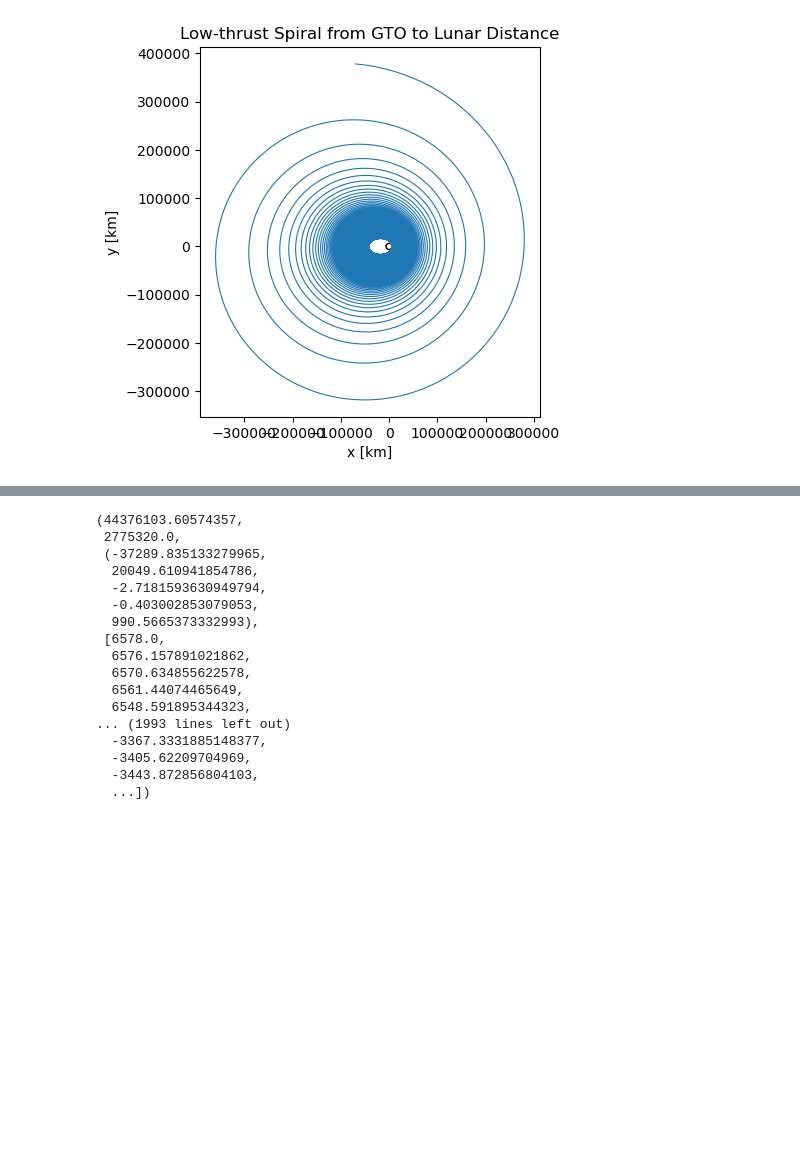
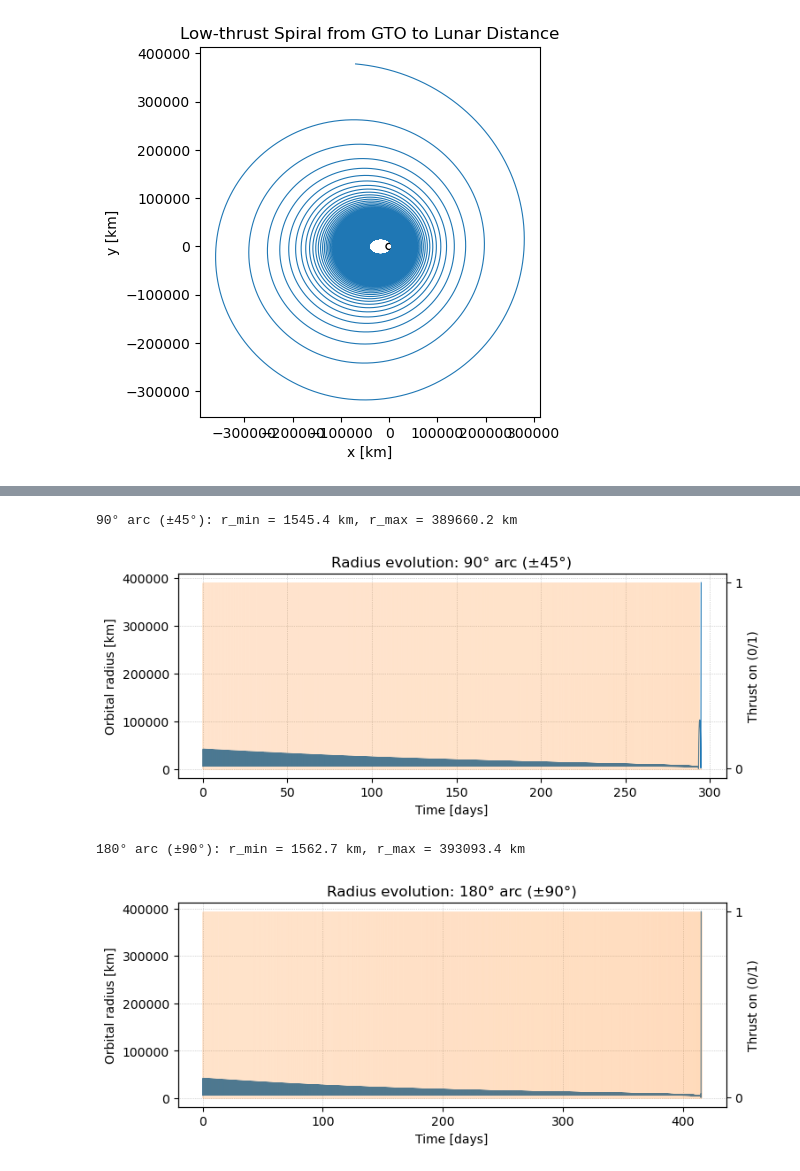
Before and after one commit to rebnoob/AE-105, a Jupyter notebook: src/HW_3/test.ipynb, the cells around one changed output, grey strips where cells are left out. Cells and saved outputs as stored; diff of their text form; code cells hidden in the pictures; blank space fills up the shorter version.

```diff
--- a/src/HW_3/test.ipynb
+++ b/src/HW_3/test.ipynb
@@ -282,22 +417,35 @@ plot_orbit(xs, ys, "90° Perigee Arc Thrust (±45°)")
-# %%
-t, ton, state, xs, ys = simulate(90)
-print_results(t, ton, state)
-plot_orbit(xs, ys, "180° Perigee Arc Thrust (±90°)")
-# %% [output]
-(44376103.60574357,
- 2775320.0,
- (-37289.835133279965,
-  20049.610941854786,
-  -2.7181593630949794,
-  -0.403002853079053,
-  990.5665373332993),
- [6578.0,
-  6576.157891021862,
-  6570.634855622578,
-  6561.44074465649,
-  6548.591895344323,
-... (1993 lines left out)
-  -3367.3331885148377,
-  -3405.62209704969,
-  -3443.872856804103,
-  ...])
+# %%
+import numpy as np
+
+def plot_radius_evolution(res, label):
+    history = res["history"]
+    if history is None:
+        print(f"No history recorded for {label}.")
+        return
+    dt = res["dt"]
+    times_days = np.arange(len(history["r"])) * dt / 86400.0
+    radii = np.array(history["r"])
+    thrust = np.array(history["thrust_on"], dtype=float)
+
+    fig, ax1 = plt.subplots(figsize=(8, 3))
+    ax1.plot(times_days, radii, color="tab:blue", linewidth=0.8)
+    ax1.set_xlabel("Time [days]")
+    ax1.set_ylabel("Orbital radius [km]")
+    ax1.set_title(f"Radius evolution: {label}")
+    ax1.grid(True, linestyle=":", linewidth=0.5)
+
+    ax2 = ax1.twinx()
+    ax2.fill_between(times_days, 0, thrust, color="tab:orange", alpha=0.2)
+    ax2.set_ylabel("Thrust on (0/1)")
+    ax2.set_yticks([0, 1])
+
+    print(f"{label}: r_min = {radii.min():.1f} km, r_max = {radii.max():.1f} km")
+    plt.show()
+
+plot_radius_evolution(res_90, "90° arc (±45°)")
+plot_radius_evolution(res_180, "180° arc (±90°)")
+# %% [output]
+90° arc (±45°): r_min = 1545.4 km, r_max = 389660.2 km
+[figure, added]
+180° arc (±90°): r_min = 1562.7 km, r_max = 393093.4 km
+[figure, added]
```
Also changed, not shown: parts of 2 cells of this notebook.
